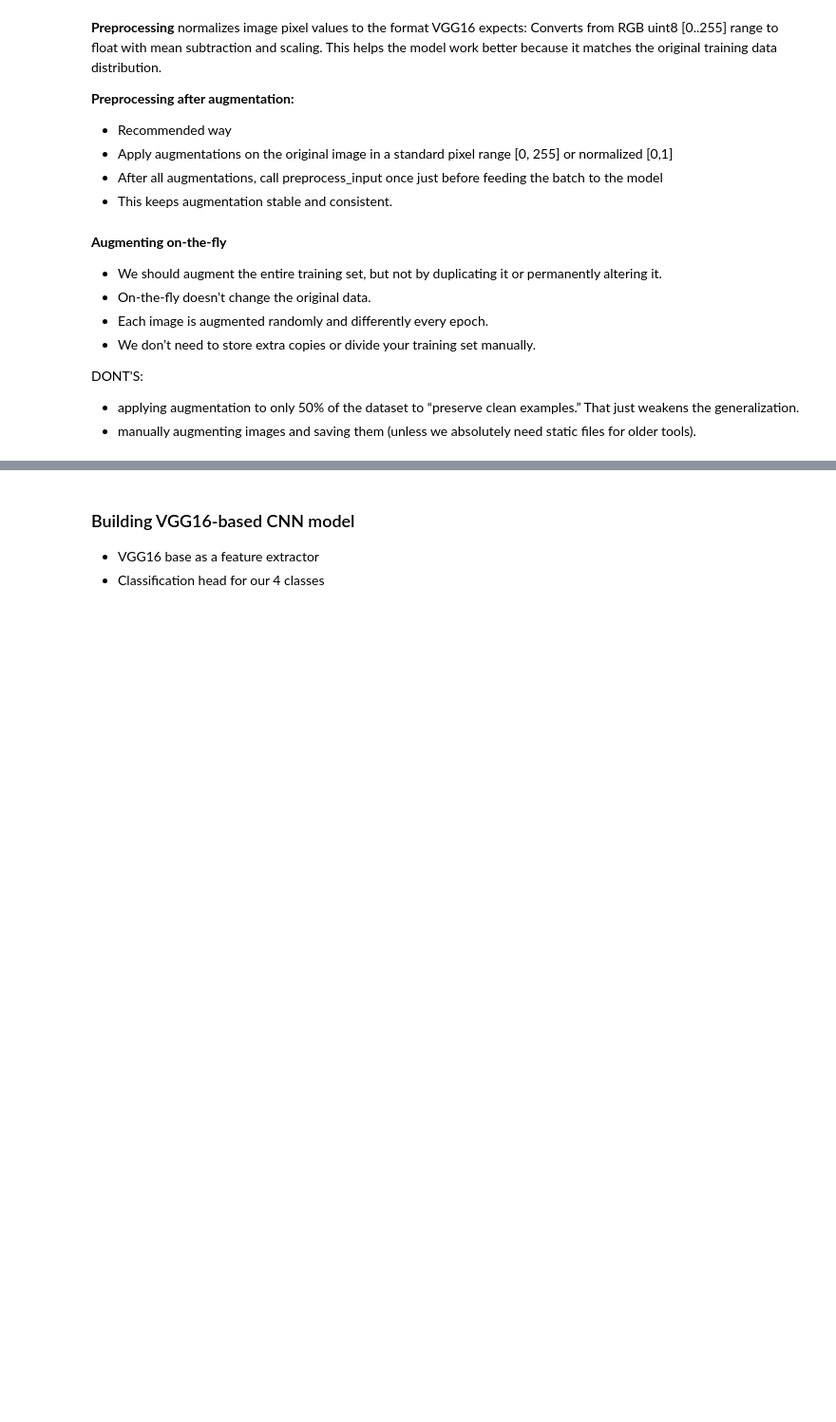
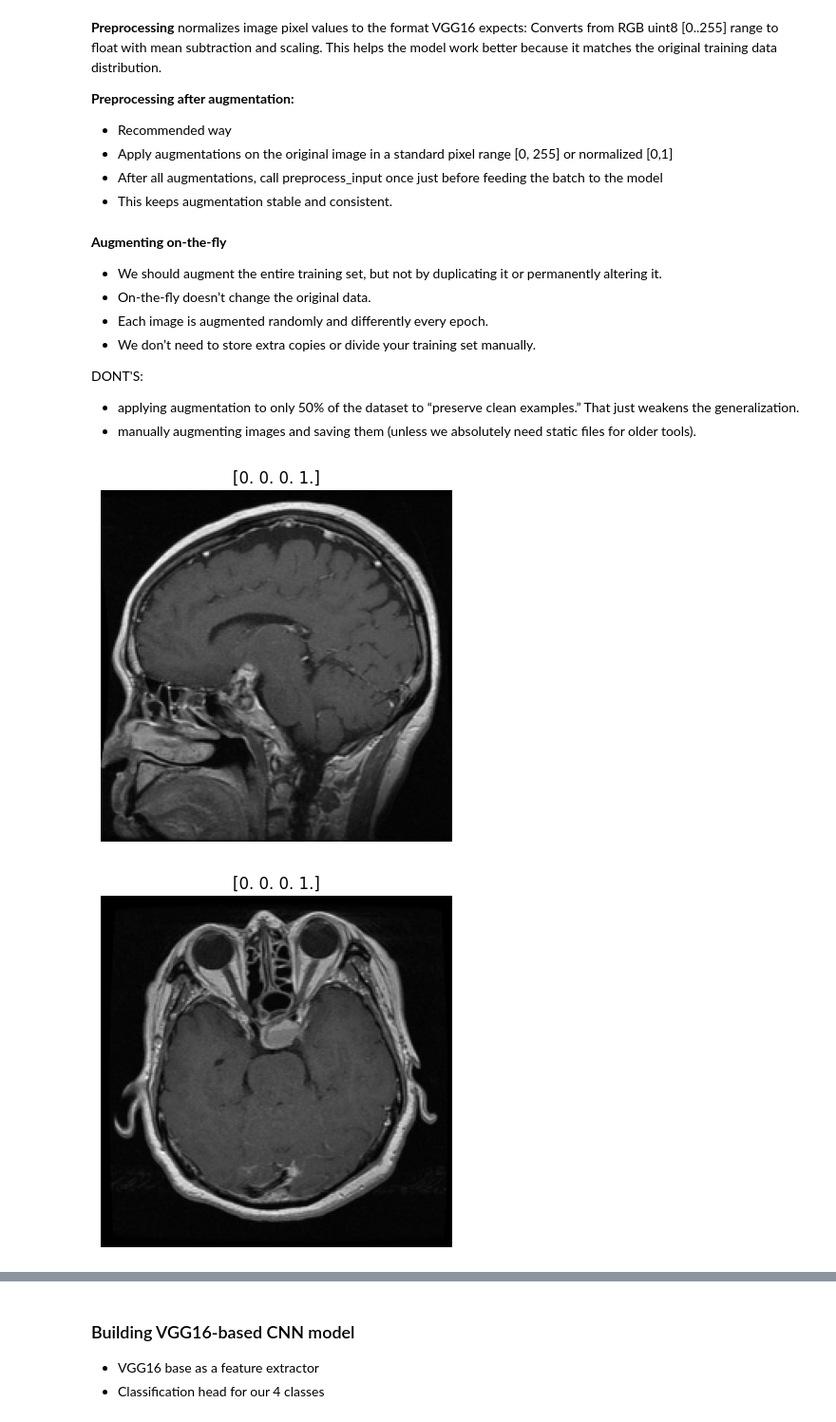
Before and after one commit to andelagrizelj/BVPraktikum-BrainTumorDetection, a Jupyter notebook: brain_tumor_detection.ipynb, the cells around one changed output, grey strips where cells are left out. Shown at 95% size. Saved outputs shown, nothing was run; the diff lists cells and outputs as text; code cells hidden in the pictures; blank space fills up the shorter version.

```diff
--- a/brain_tumor_detection.ipynb
+++ b/brain_tumor_detection.ipynb
@@ -138,13 +138,15 @@ Loading data and splitting into train (80%) and validation (20%) data sets
 # resizing to VGG image size (224x224)
 # uses seed=42 to shuffle the file list deterministically (making the split reproducible)
 # returns batches of 32 images
+
+import tensorflow as tf
 
 train_ds = tf.keras.utils.image_dataset_from_directory(
     "../data/archive/training",
     labels='inferred',
     label_mode='categorical',
     image_size=(224, 224),
-    batch_size=32,
+    batch_size=100,
     validation_split=0.2,
     subset='training',
     seed=42
@@ -155,7 +157,7 @@ val_ds = tf.keras.utils.image_dataset_from_directory(
     labels='inferred',
     label_mode='categorical',
     image_size=(224, 224),
-    batch_size=32,
+    batch_size=100,
     validation_split=0.2,
     subset='validation',
     seed=42  # important to keep same seed to ensure same split
@@ -221,2 +241,15 @@ train_ds = (
     .prefetch(tf.data.AUTOTUNE)  # prepare the next batch of data while the current one is being used by the model
 )
+# %%
+import matplotlib.pyplot as plt
+
+for images, labels in train_ds_aug.take(4):
+    for i in range(1):
+        img = images[i]
+        plt.imshow(tf.squeeze(img).numpy(), cmap='gray')
+        plt.title(str(labels[i].numpy()))
+        plt.axis("off")
+        plt.show()
+# %% [output]
+[figure, added]
+[figure, added]
```
Also changed, not shown: parts of 16 cells of this notebook, 1 other file.
